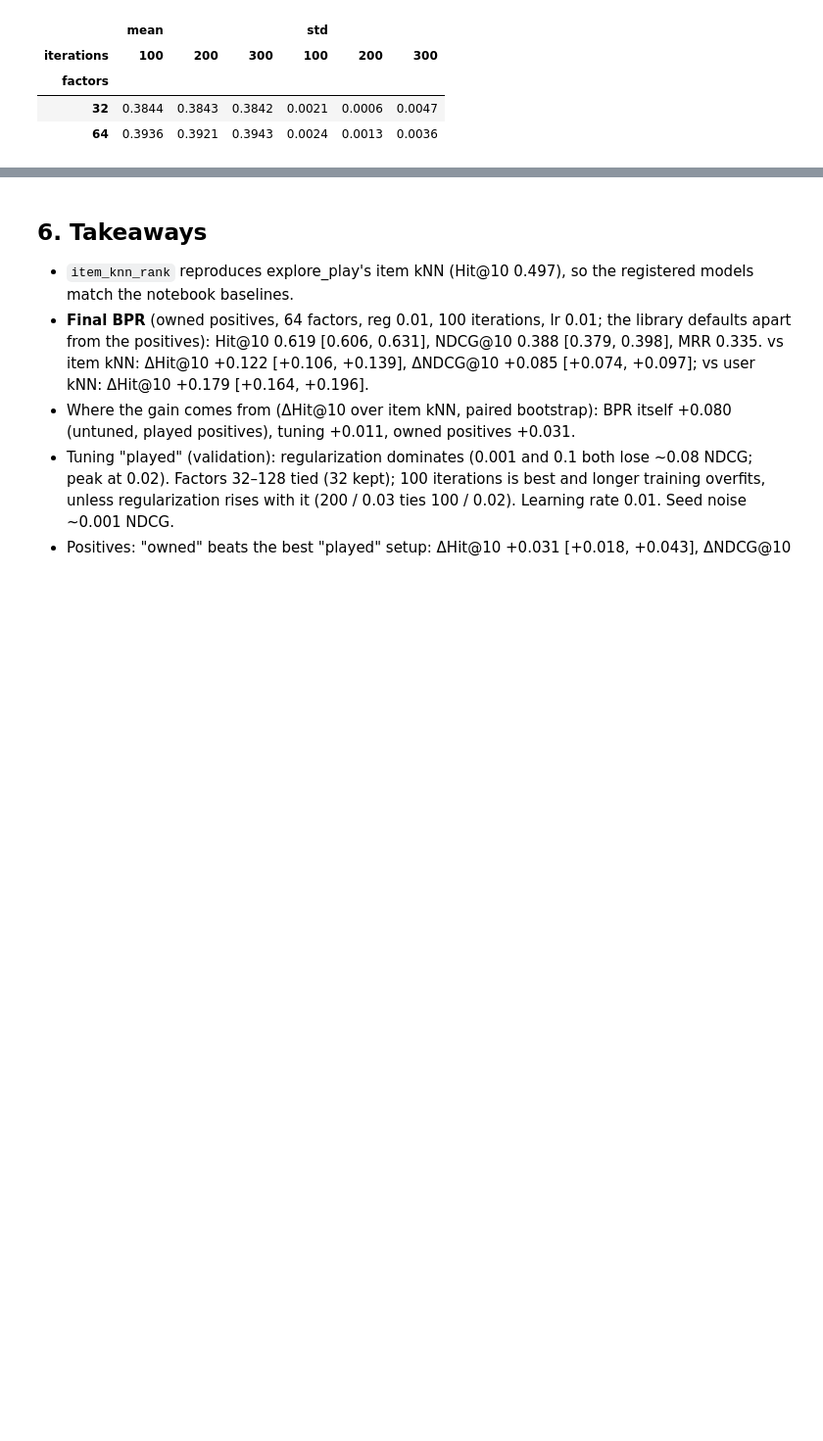
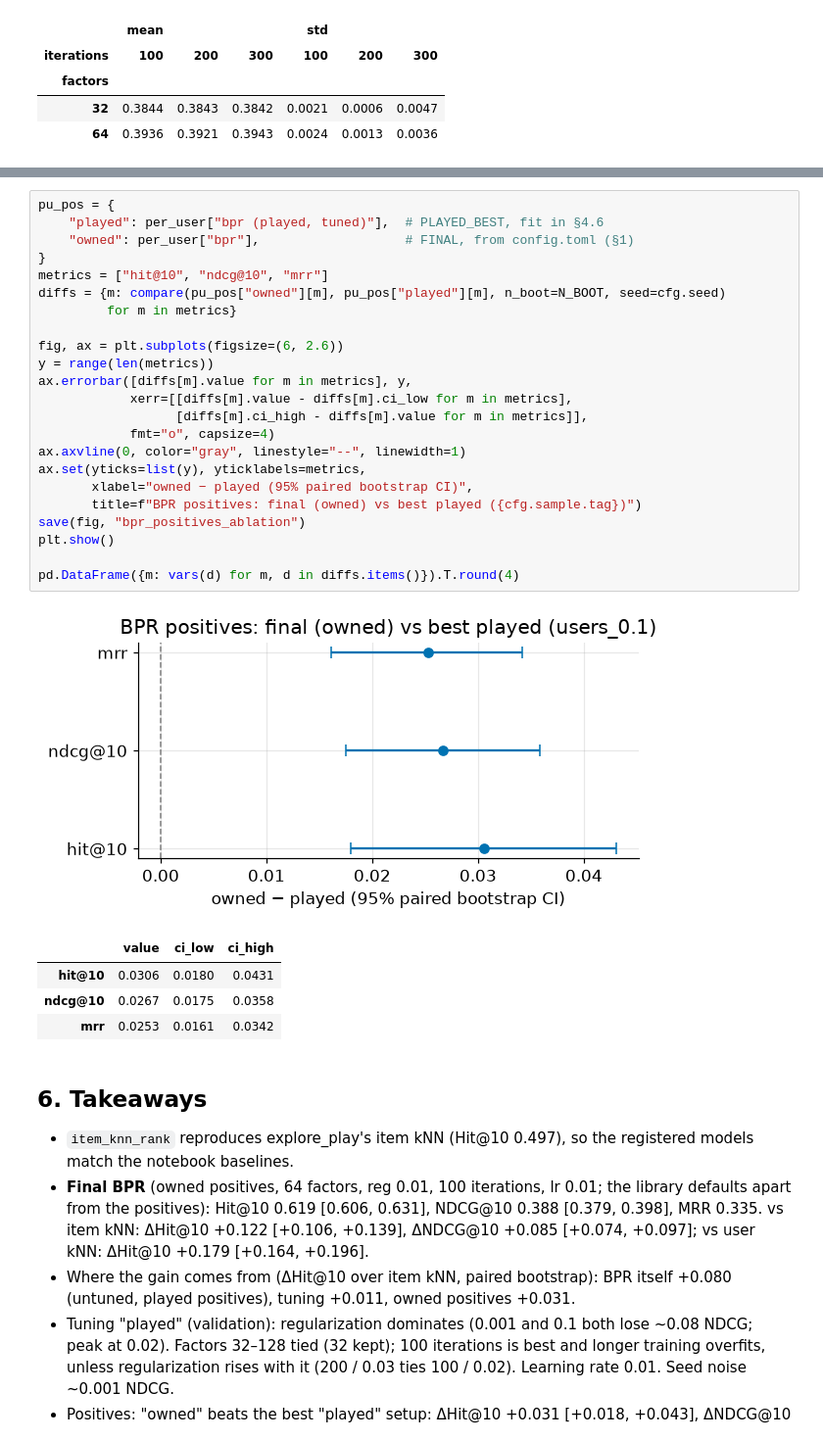
Before and after one commit to kberesfo/cse-258-assignment-2, a Jupyter notebook: notebooks/task_a_play.ipynb, the cells around one changed output, grey strips where cells are left out. Shown at 98% size. Cells and saved outputs as stored; diff of their text form; blank space fills up the shorter version.

```diff
--- a/notebooks/task_a_play.ipynb
+++ b/notebooks/task_a_play.ipynb
@@ -335,3 +313,32 @@ summarize(g4d, "factors", metrics=("hit@10", "ndcg@10", "seconds"))
+# %%
+pu_pos = {
+    "played": per_user["bpr (played, tuned)"],  # PLAYED_BEST, fit in §4.6
+    "owned": per_user["bpr"],                   # FINAL, from config.toml (§1)
+}
+metrics = ["hit@10", "ndcg@10", "mrr"]
+diffs = {m: compare(pu_pos["owned"][m], pu_pos["played"][m], n_boot=N_BOOT, seed=cfg.seed)
+         for m in metrics}
+
+fig, ax = plt.subplots(figsize=(6, 2.6))
+y = range(len(metrics))
+ax.errorbar([diffs[m].value for m in metrics], y,
+            xerr=[[diffs[m].value - diffs[m].ci_low for m in metrics],
+                  [diffs[m].ci_high - diffs[m].value for m in metrics]],
+            fmt="o", capsize=4)
+ax.axvline(0, color="gray", linestyle="--", linewidth=1)
+ax.set(yticks=list(y), yticklabels=metrics,
+       xlabel="owned − played (95% paired bootstrap CI)",
+       title=f"BPR positives: final (owned) vs best played ({cfg.sample.tag})")
+save(fig, "bpr_positives_ablation")
+plt.show()
+
+pd.DataFrame({m: vars(d) for m, d in diffs.items()}).T.round(4)
+# %% [output]
+[figure, added]
+|  | value | ci_low | ci_high |
+| hit@10 | 0.0306 | 0.0180 | 0.0431 |
+| ndcg@10 | 0.0267 | 0.0175 | 0.0358 |
+| mrr | 0.0253 | 0.0161 | 0.0342 |
 # %% [markdown]
 ## 6. Takeaways
 - `item_knn_rank` reproduces explore_play's item kNN (Hit@10 0.497), so the registered
```
Also changed, not shown: parts of 12 cells of this notebook, 1 other file.
